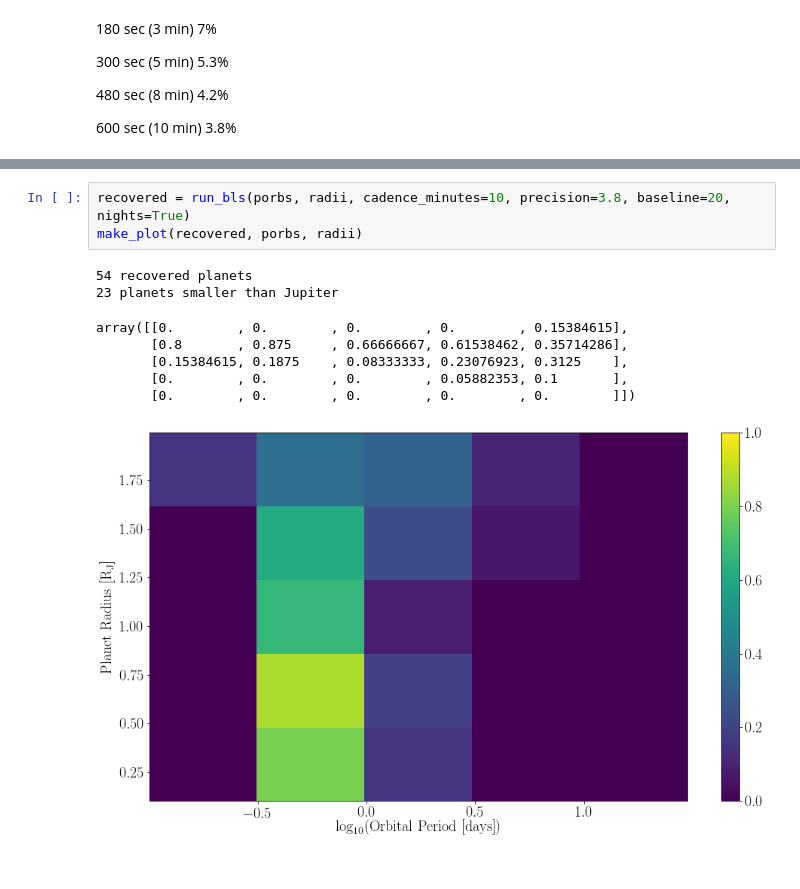
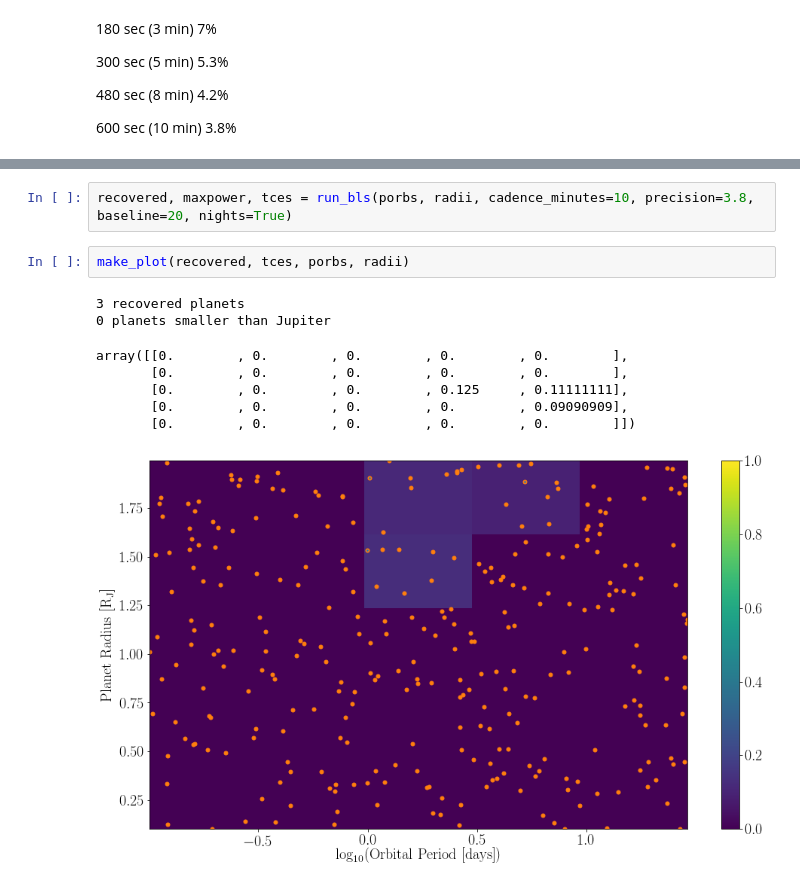
Before and after one commit to RuthAngus/extragalactic-exoplanets, a Jupyter notebook: Proof-of-concept.ipynb, the cells around one changed output, grey strips where cells are left out. Saved outputs shown, nothing was run; the diff lists cells and outputs as text.

```diff
--- a/Proof-of-concept.ipynb
+++ b/Proof-of-concept.ipynb
@@ -448,12 +455,13 @@ array([[0.        , 0.        , 0.06666667, 0.09090909, 0.15384615],
 # %%
-recovered = run_bls(porbs, radii, cadence_minutes=10, precision=3.8, baseline=20, nights=True)
-make_plot(recovered, porbs, radii)
+recovered, maxpower, tces = run_bls(porbs, radii, cadence_minutes=10, precision=3.8, baseline=20, nights=True)
-# %% [output]
-54 recovered planets
-23 planets smaller than Jupiter
-array([[0.        , 0.        , 0.        , 0.        , 0.15384615],
-       [0.8       , 0.875     , 0.66666667, 0.61538462, 0.35714286],
-       [0.15384615, 0.1875    , 0.08333333, 0.23076923, 0.3125    ],
-       [0.        , 0.        , 0.        , 0.05882353, 0.1       ],
-       [0.        , 0.        , 0.        , 0.        , 0.        ]])
-[figure, removed]
+# %%
+make_plot(recovered, tces, porbs, radii)
+# %% [output]
+3 recovered planets
+0 planets smaller than Jupiter
+array([[0.        , 0.        , 0.        , 0.        , 0.        ],
+       [0.        , 0.        , 0.        , 0.        , 0.        ],
+       [0.        , 0.        , 0.        , 0.125     , 0.11111111],
+       [0.        , 0.        , 0.        , 0.        , 0.09090909],
+       [0.        , 0.        , 0.        , 0.        , 0.        ]])
+[figure, added]
```
Also changed, not shown: parts of 11 cells of this notebook, 1 other file.
